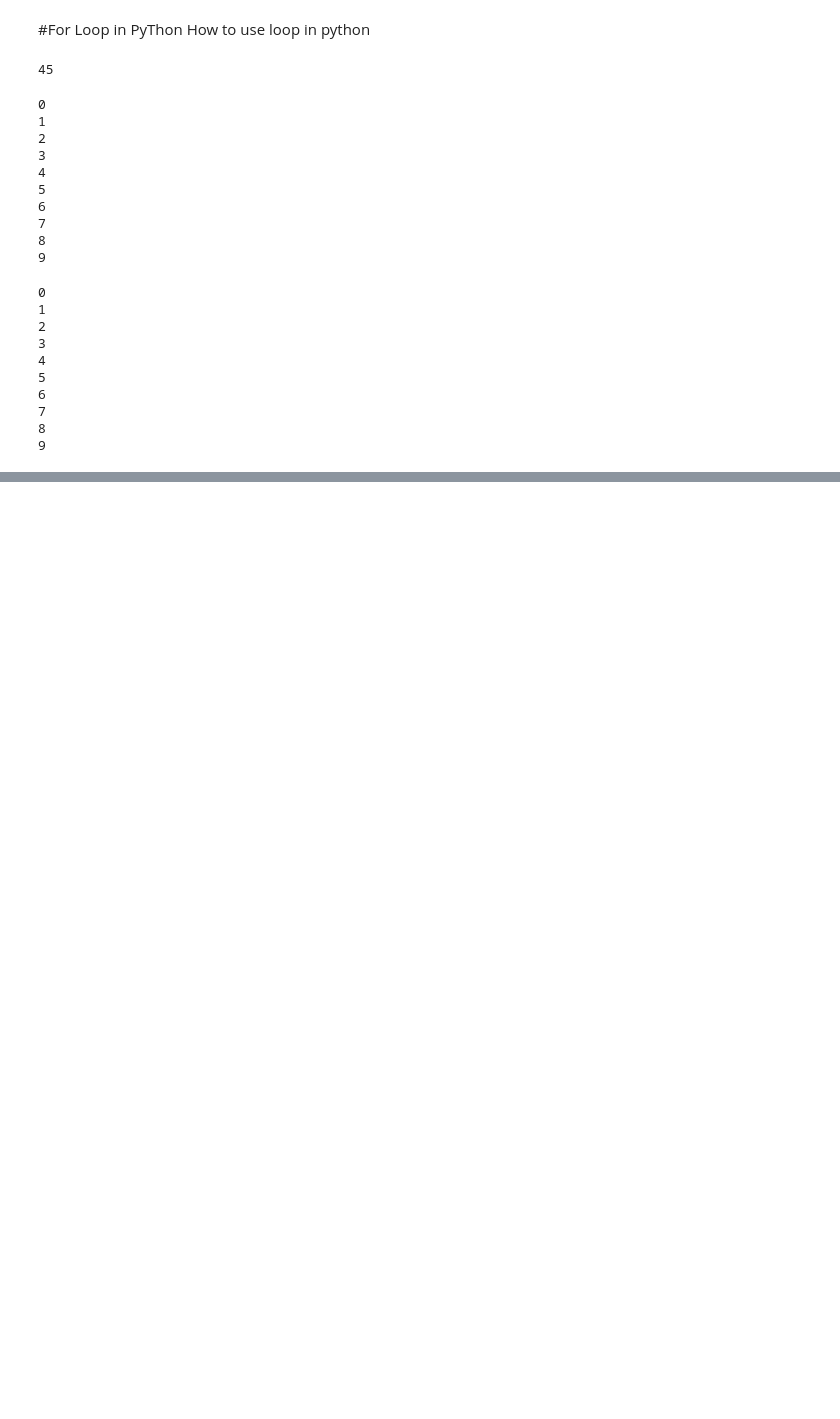
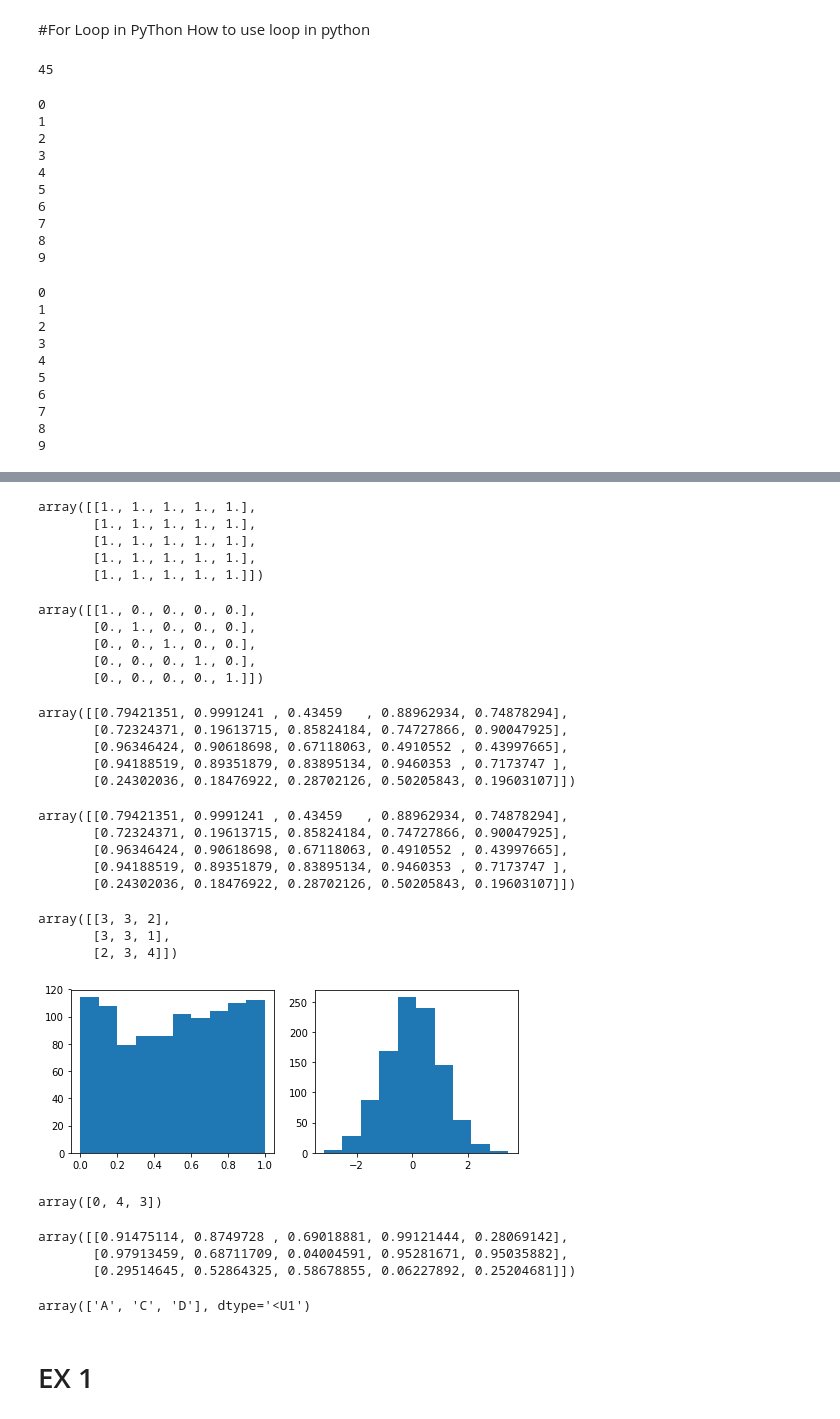
Before and after one commit to zgamepara/DataWarehouse, a Jupyter notebook: Untitled0.ipynb, the cells around one changed output, grey strips where cells are left out. Saved outputs shown, nothing was run; the diff lists cells and outputs as text; code cells hidden in the pictures; blank space fills up the shorter version.

```diff
--- a/Untitled0.ipynb
+++ b/Untitled0.ipynb
@@ -111,0 +185,66 @@ for i in summation:
+# %%
+np.ones([5,5])
+# %% [output]
+array([[1., 1., 1., 1., 1.],
+       [1., 1., 1., 1., 1.],
+       [1., 1., 1., 1., 1.],
+       [1., 1., 1., 1., 1.],
+       [1., 1., 1., 1., 1.]])
+# %%
+np.eye(5)
+# %% [output]
+array([[1., 0., 0., 0., 0.],
+       [0., 1., 0., 0., 0.],
+       [0., 0., 1., 0., 0.],
+       [0., 0., 0., 1., 0.],
+       [0., 0., 0., 0., 1.]])
+# %%
+np.empty([5,5])
+# %% [output]
+array([[0.79421351, 0.9991241 , 0.43459   , 0.88962934, 0.74878294],
+       [0.72324371, 0.19613715, 0.85824184, 0.74727866, 0.90047925],
+       [0.96346424, 0.90618698, 0.67118063, 0.4910552 , 0.43997665],
+       [0.94188519, 0.89351879, 0.83895134, 0.9460353 , 0.7173747 ],
+       [0.24302036, 0.18476922, 0.28702126, 0.50205843, 0.19603107]])
+# %%
+np.random.rand(5,5)
+# %% [output]
+array([[0.79421351, 0.9991241 , 0.43459   , 0.88962934, 0.74878294],
+       [0.72324371, 0.19613715, 0.85824184, 0.74727866, 0.90047925],
+       [0.96346424, 0.90618698, 0.67118063, 0.4910552 , 0.43997665],
+       [0.94188519, 0.89351879, 0.83895134, 0.9460353 , 0.7173747 ],
+       [0.24302036, 0.18476922, 0.28702126, 0.50205843, 0.19603107]])
+# %%
+np.random.randint(5,size = (3,3))
+# %% [output]
+array([[3, 3, 2],
+       [3, 3, 1],
+       [2, 3, 4]])
+# %%
+import matplotlib.pyplot as plt
+fig, axes = plt.subplots(1,2,figsize=(8,3))
+axes[0].hist(np.random.rand(1000))
+axes[1].hist(np.random.randn(1000))
+plt.show()
+# %% [output]
+[figure, added]
+# %%
+np.random.choice(5,3,replace = False)
+# %% [output]
+array([0, 4, 3])
+# %%
+np_matrix = np.random.rand(5,5)
+idx_choose = np.random.choice(5,3,replace = False)
+np_matrix_choose = np_matrix[idx_choose,:]
+np_matrix_choose
+# %% [output]
+array([[0.91475114, 0.8749728 , 0.69018881, 0.99121444, 0.28069142],
+       [0.97913459, 0.68711709, 0.04004591, 0.95281671, 0.95035882],
+       [0.29514645, 0.52864325, 0.58678855, 0.06227892, 0.25204681]])
+# %%
+name = ["A","B","C","D"]
+np.random.choice(name,3)
+# %% [output]
+array(['A', 'C', 'D'], dtype='<U1')
+# %% [markdown]
+# EX 1
```
Also changed, not shown: parts of 22 cells of this notebook.
